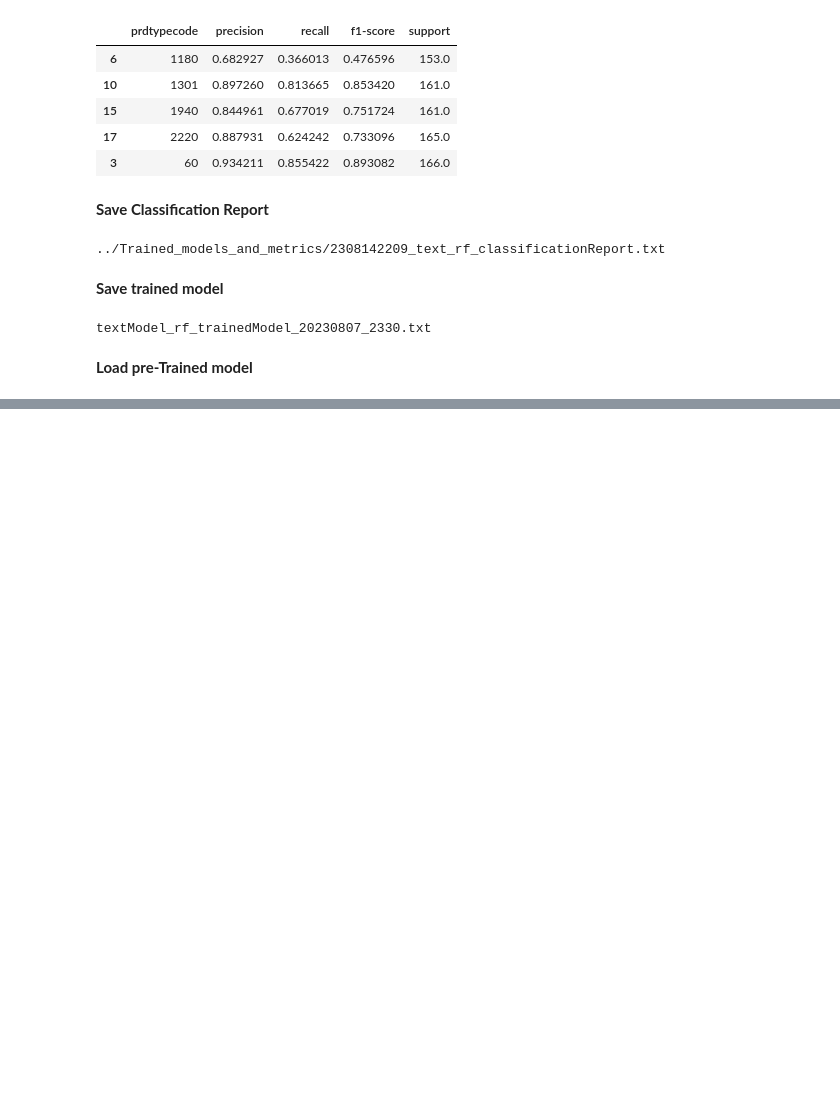
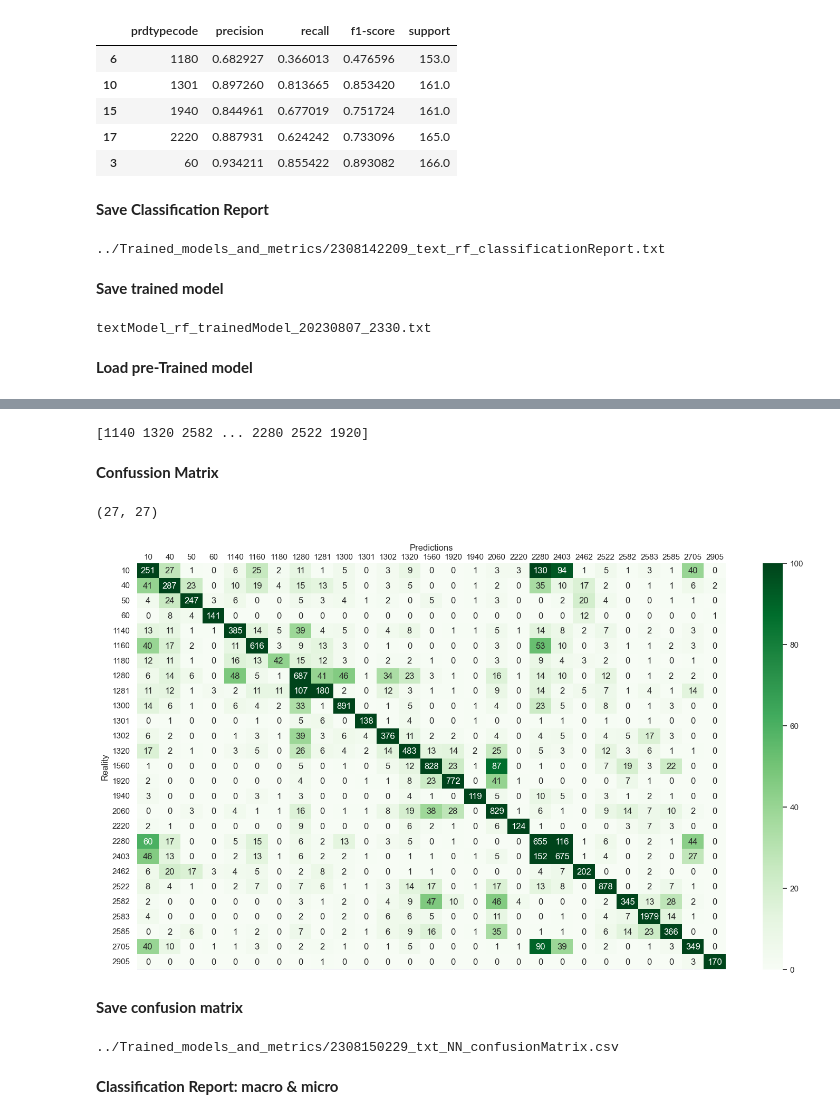
Before and after one commit to RamiroHR/Multimodal-Data-Product-Classification-Model, a Jupyter notebook: Text_Base_Models.ipynb, the cells around one changed output, grey strips where cells are left out. Saved outputs shown, nothing was run; the diff lists cells and outputs as text; code cells hidden in the pictures; blank space fills up the shorter version.

```diff
--- a/Text_Base_Models.ipynb
+++ b/Text_Base_Models.ipynb
@@ -461,0 +791,10 @@ if export:
+# %%
+yy_pred_vectors = NN_clf.predict(XX_test.toarray())
+
+## reverse One-hot-encoding
+y_pred_class = yy_pred_vectors.argmax(axis = 1)
+y_test_class = yy_test.argmax(axis = 1)
+
+## reverse label encoder
+y_pred = target_encoder.inverse_transform(y_pred_class)
+y_test = target_encoder.inverse_transform(y_test_class)   # should be equal to y_test
@@ -461,0 +803,41 @@ if export:
+# %%
+print(y_test)
+# print(y_test.values)
+# %% [output]
+[1140 1320 2582 ... 2280 2522 1920]
+# %% [markdown]
+**Confussion Matrix**
+# %%
+categories = product_class['prdtypecode'].tolist()
+
+y_pred_cat = pd.Categorical(y_pred, categories = categories)
+y_test_cat = pd.Categorical(y_test, categories = categories)
+
+cm = pd.crosstab(y_test_cat, y_pred_cat, rownames=['Reality'], colnames=['Predictions'], dropna = False)
+# %%
+print(cm.shape)
+
+fig, ax = plt.subplots(figsize = (18,10))
+sns.heatmap(cm, annot = True, ax=ax, cmap='Greens', fmt ='d', vmin = 0, vmax = 100)
+
+ax.xaxis.set_ticks_position('top')
+ax.xaxis.set_tick_params(length = 0)
+ax.xaxis.set_label_position('top')
+# %% [output]
+(27, 27)
+[figure, added]
+# %% [markdown]
+**Save confusion matrix**
+# %%
+export = True
+
+if export:
+    filename = training_path + model_date_time + '_txt_NN' + '_confusionMatrix.csv'
+
+    with open(filename, 'w') as file:
+        cm.to_csv(filename, header = True, index = True)
+        print(filename)
+# %% [output]
+../Trained_models_and_metrics/2308150229_txt_NN_confusionMatrix.csv
+# %% [markdown]
+**Classification Report: macro & micro**
```
Also changed, not shown: parts of 56 cells of this notebook.
